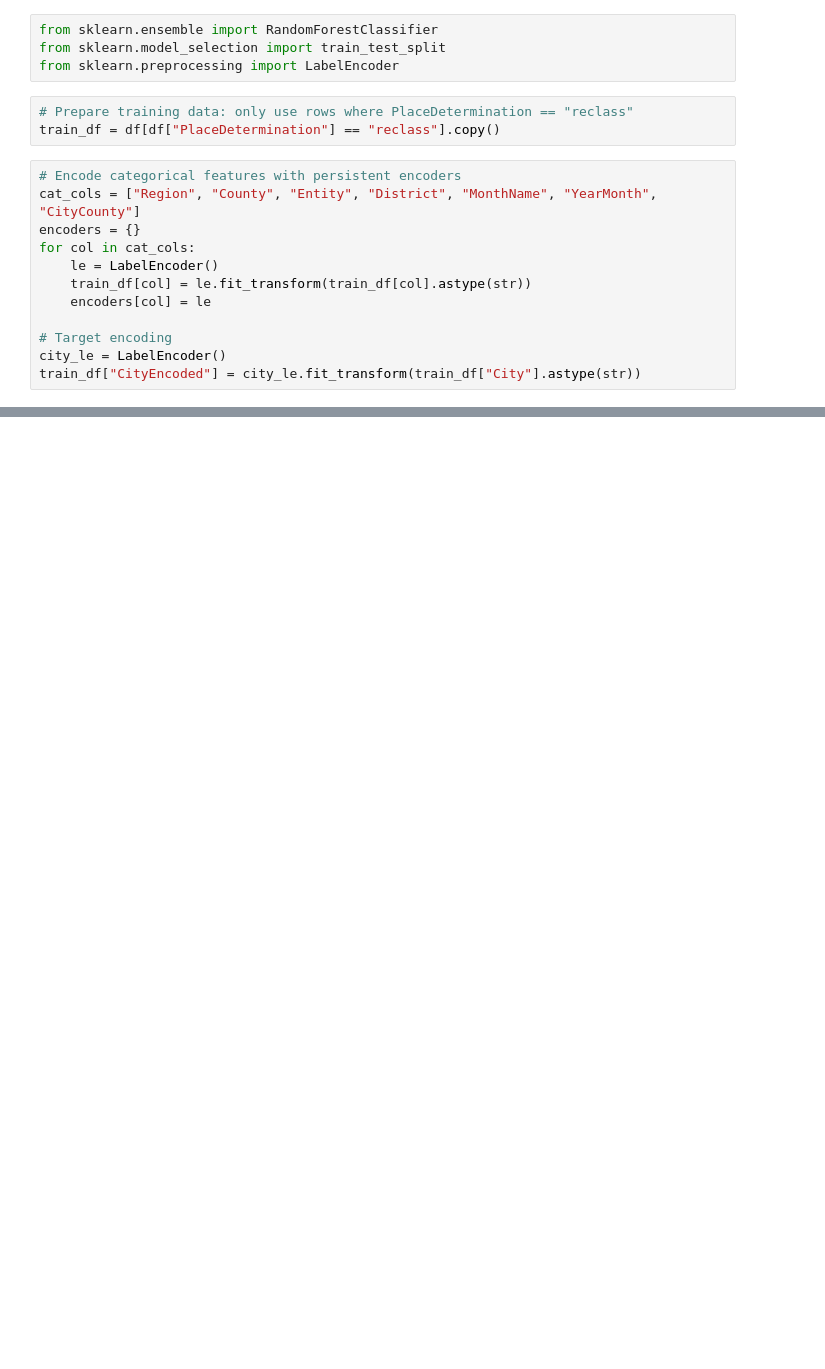
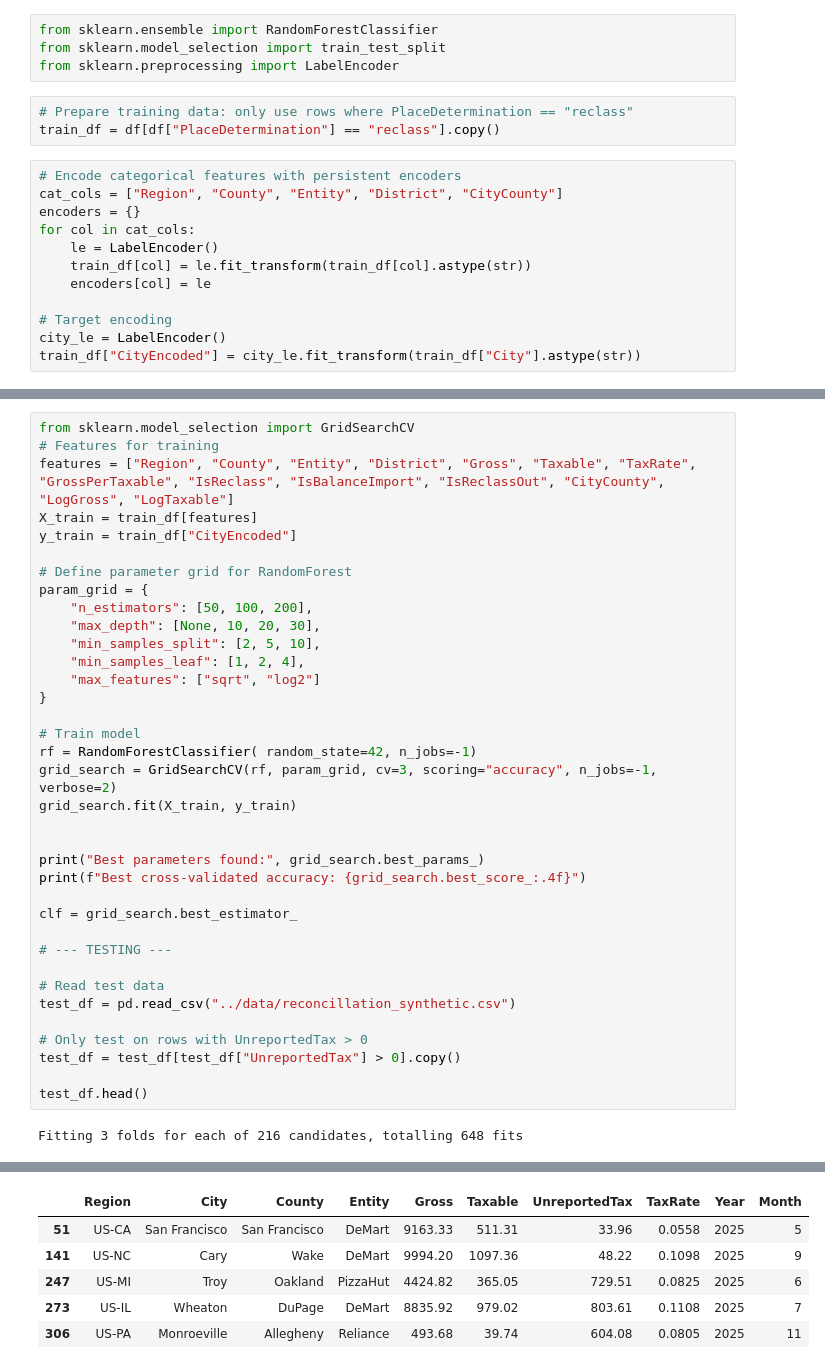
Before and after one commit to satya2302/IndirectTax, a Jupyter notebook: ML/reclass.ipynb, the cells around one changed output, grey strips where cells are left out. Cells and saved outputs as stored; diff of their text form; blank space fills up the shorter version.

```diff
--- a/ML/reclass.ipynb
+++ b/ML/reclass.ipynb
@@ -33,7 +66,7 @@ from sklearn.preprocessing import LabelEncoder
 train_df = df[df["PlaceDetermination"] == "reclass"].copy()
 # %%
 # Encode categorical features with persistent encoders
-cat_cols = ["Region", "County", "Entity", "District", "MonthName", "YearMonth", "CityCounty"]
+cat_cols = ["Region", "County", "Entity", "District", "CityCounty"]
 encoders = {}
 for col in cat_cols:
     le = LabelEncoder()
@@ -45,0 +137,38 @@ train_df["CityEncoded"] = city_le.fit_transform(train_df["City"].astype(str))
+# %%
+from sklearn.model_selection import GridSearchCV
+# Features for training
+features = ["Region", "County", "Entity", "District", "Gross", "Taxable", "TaxRate",  "GrossPerTaxable", "IsReclass", "IsBalanceImport", "IsReclassOut", "CityCounty", "LogGross", "LogTaxable"]
+X_train = train_df[features]
+y_train = train_df["CityEncoded"]
+
+# Define parameter grid for RandomForest
+param_grid = {
+    "n_estimators": [50, 100, 200],
+    "max_depth": [None, 10, 20, 30],
+    "min_samples_split": [2, 5, 10],
+    "min_samples_leaf": [1, 2, 4],
+    "max_features": ["sqrt", "log2"]
+}
+
+# Train model
+rf = RandomForestClassifier( random_state=42, n_jobs=-1)
+grid_search = GridSearchCV(rf, param_grid, cv=3, scoring="accuracy", n_jobs=-1, verbose=2)
+grid_search.fit(X_train, y_train)
+
+
+print("Best parameters found:", grid_search.best_params_)
+print(f"Best cross-validated accuracy: {grid_search.best_score_:.4f}")
+
+clf = grid_search.best_estimator_
+
+# --- TESTING ---
+
+# Read test data
+test_df = pd.read_csv("../data/reconcillation_synthetic.csv")
+
+# Only test on rows with UnreportedTax > 0
+test_df = test_df[test_df["UnreportedTax"] > 0].copy()
+
+test_df.head()
+# %% [output]
+Fitting 3 folds for each of 216 candidates, totalling 648 fits
@@ -46 +177,7 @@ train_df["CityEncoded"] = city_le.fit_transform(train_df["City"].astype(str))
+|  | Region | City | County | Entity | Gross | Taxable | UnreportedTax | TaxRate | Year | Month |
+| 51 | US-CA | San Francisco | San Francisco | DeMart | 9163.33 | 511.31 | 33.96 | 0.0558 | 2025 | 5 |
+| 141 | US-NC | Cary | Wake | DeMart | 9994.20 | 1097.36 | 48.22 | 0.1098 | 2025 | 9 |
+| 247 | US-MI | Troy | Oakland | PizzaHut | 4424.82 | 365.05 | 729.51 | 0.0825 | 2025 | 6 |
+| 273 | US-IL | Wheaton | DuPage | DeMart | 8835.92 | 979.02 | 803.61 | 0.1108 | 2025 | 7 |
+| 306 | US-PA | Monroeville | Allegheny | Reliance | 493.68 | 39.74 | 604.08 | 0.0805 | 2025 | 11 |
 # %%
```
Also changed, not shown: parts of 8 cells of this notebook, 3 other files.
